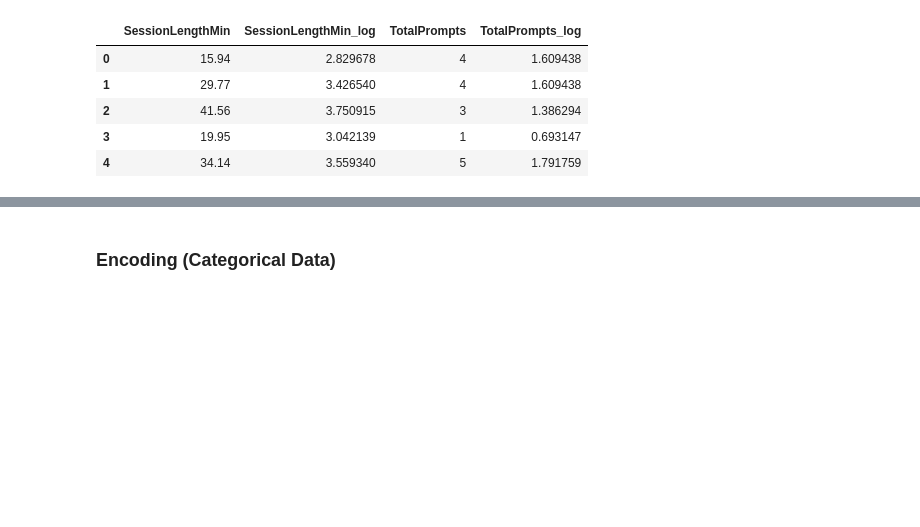
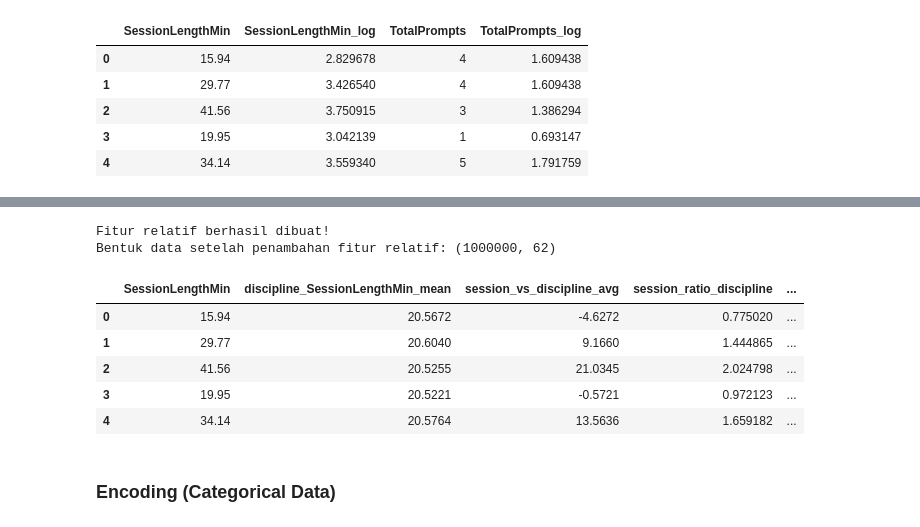
Before and after one commit to HazwanAdhikara/compIT-2025, a Jupyter notebook: notebook.ipynb, the cells around one changed output, grey strips where cells are left out. Drawn from its saved outputs; the diff is of its cells as text; code cells hidden in the pictures; blank space fills up the shorter version.

```diff
--- a/notebook.ipynb
+++ b/notebook.ipynb
@@ -252,3 +306,50 @@ Hasil transformasi log berhasil dibuat:
+# %%
+# Fitur Relatif terhadap Discipline
+combined_df['session_vs_discipline_avg'] = combined_df['SessionLengthMin'] - combined_df['discipline_SessionLengthMin_mean']
+combined_df['prompts_vs_discipline_avg'] = combined_df['TotalPrompts'] - combined_df['discipline_TotalPrompts_mean']
+combined_df['satisfaction_vs_discipline_avg'] = combined_df['SatisfactionRating'] - combined_df['discipline_SatisfactionRating_mean']
+combined_df['ai_assist_vs_discipline_avg'] = combined_df['AI_AssistanceLevel'] - combined_df['discipline_AI_AssistanceLevel_mean']
+
+# Fitur Relatif terhadap TaskType
+combined_df['session_vs_task_avg'] = combined_df['SessionLengthMin'] - combined_df['task_SessionLengthMin_mean']
+combined_df['prompts_vs_task_avg'] = combined_df['TotalPrompts'] - combined_df['task_TotalPrompts_mean']
+combined_df['satisfaction_vs_task_avg'] = combined_df['SatisfactionRating'] - combined_df['task_SatisfactionRating_mean']
+combined_df['ai_assist_vs_task_avg'] = combined_df['AI_AssistanceLevel'] - combined_df['task_AI_AssistanceLevel_mean']
+
+# Fitur Relatif terhadap StudentLevel
+combined_df['session_vs_student_avg'] = combined_df['SessionLengthMin'] - combined_df['student_SessionLengthMin_mean']
+combined_df['prompts_vs_student_avg'] = combined_df['TotalPrompts'] - combined_df['student_TotalPrompts_mean']
+combined_df['prompts_per_min_vs_student_avg'] = combined_df['prompts_per_minute'] - combined_df['student_prompts_per_minute_mean']
+
+# Fitur Rasio (nilai individu / rata-rata grup)
+epsilon = 1e-6  # Untuk menghindari pembagian dengan 0
+
+combined_df['session_ratio_discipline'] = combined_df['SessionLengthMin'] / (combined_df['discipline_SessionLengthMin_mean'] + epsilon)
+combined_df['prompts_ratio_discipline'] = combined_df['TotalPrompts'] / (combined_df['discipline_TotalPrompts_mean'] + epsilon)
+combined_df['session_ratio_task'] = combined_df['SessionLengthMin'] / (combined_df['task_SessionLengthMin_mean'] + epsilon)
+combined_df['prompts_ratio_task'] = combined_df['TotalPrompts'] / (combined_df['task_TotalPrompts_mean'] + epsilon)
+
+# Fitur Z-Score (standardized difference)
+combined_df['session_zscore_discipline'] = (combined_df['SessionLengthMin'] - combined_df['discipline_SessionLengthMin_mean']) / (combined_df['discipline_SessionLengthMin_std'] + epsilon)
+combined_df['prompts_zscore_discipline'] = (combined_df['TotalPrompts'] - combined_df['discipline_TotalPrompts_mean']) / (combined_df['discipline_TotalPrompts_std'] + epsilon)
+combined_df['session_zscore_task'] = (combined_df['SessionLengthMin'] - combined_df['task_SessionLengthMin_mean']) / (combined_df['task_SessionLengthMin_std'] + epsilon)
+combined_df['prompts_zscore_task'] = (combined_df['TotalPrompts'] - combined_df['task_TotalPrompts_mean']) / (combined_df['task_TotalPrompts_std'] + epsilon)
+
+print("Fitur relatif berhasil dibuat!")
+print(f"Bentuk data setelah penambahan fitur relatif: {combined_df.shape}")
+
+# Tampilkan beberapa fitur relatif baru
+display(combined_df[['SessionLengthMin', 'discipline_SessionLengthMin_mean', 'session_vs_discipline_avg',
+                     'session_ratio_discipline', 'session_zscore_discipline']].head())
+# %% [output]
+Fitur relatif berhasil dibuat!
+Bentuk data setelah penambahan fitur relatif: (1000000, 62)
+|  | SessionLengthMin | discipline_SessionLengthMin_mean | session_vs_discipline_avg | session_ratio_discipline | ... |
+| 0 | 15.94 | 20.5672 | -4.6272 | 0.775020 | ... |
+| 1 | 29.77 | 20.6040 | 9.1660 | 1.444865 | ... |
+| 2 | 41.56 | 20.5255 | 21.0345 | 2.024798 | ... |
+| 3 | 19.95 | 20.5221 | -0.5721 | 0.972123 | ... |
+| 4 | 34.14 | 20.5764 | 13.5636 | 1.659182 | ... |
 # %% [markdown]
 ### Encoding (Categorical Data)
 # %%
```
Also changed, not shown: parts of 8 cells of this notebook, 3 other files.
